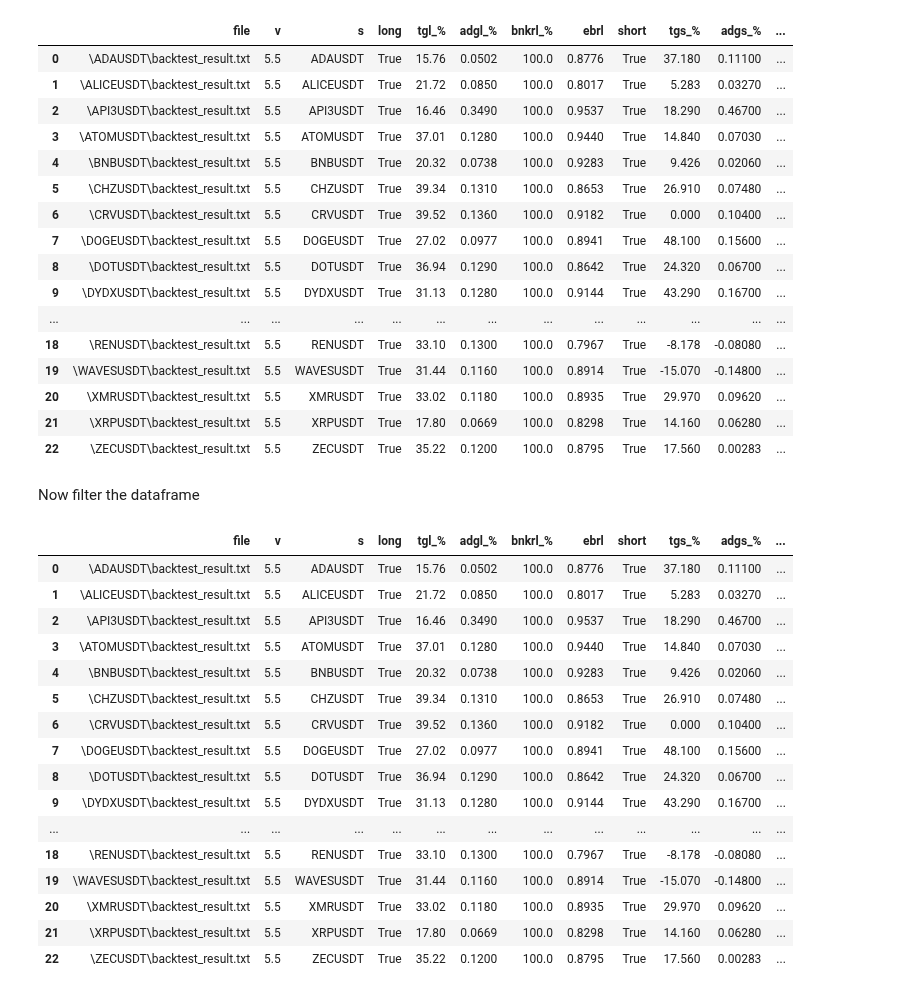
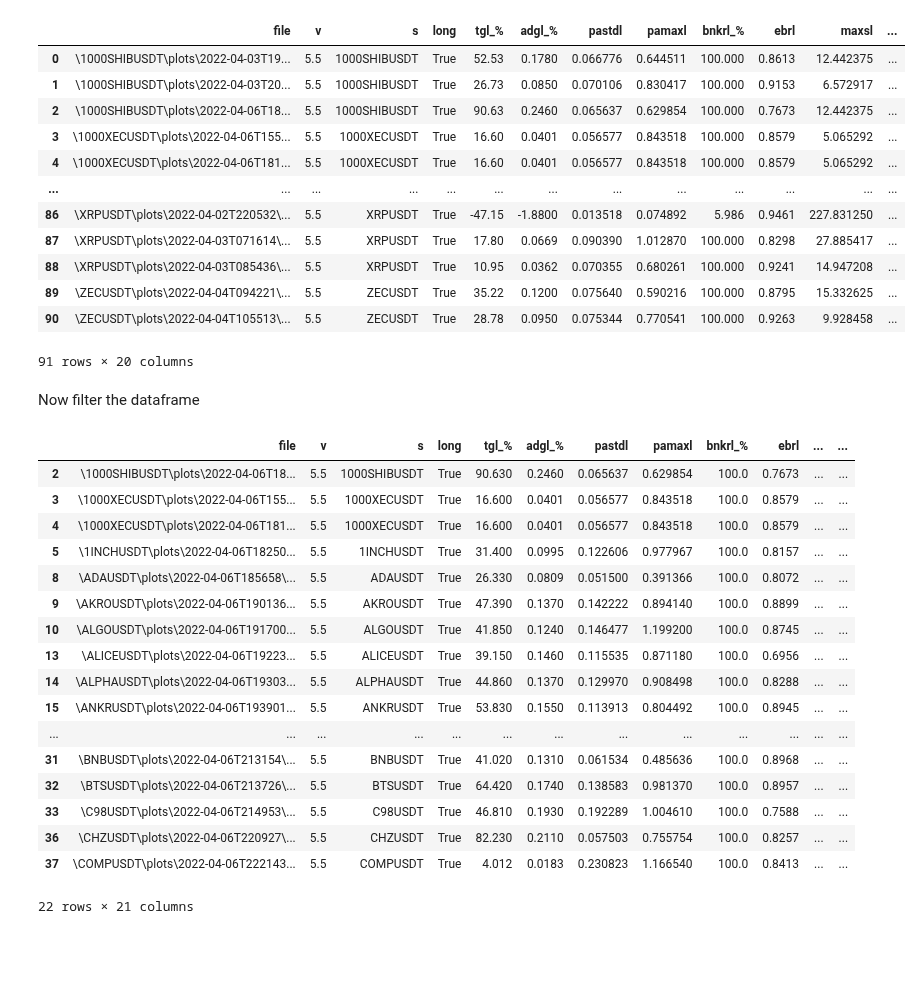
Before and after one commit to shroukkhan/passivbot, a Jupyter notebook: analyze_result_binance.ipynb, the cells around one changed output. Saved outputs shown, nothing was run; the diff lists cells and outputs as text; code cells hidden in the pictures; blank space fills up the shorter version.

```diff
--- a/analyze_result_binance.ipynb
+++ b/analyze_result_binance.ipynb
@@ -98,12 +83,12 @@ backtests/binance\ZECUSDT\plots\2022-04-04T094221\live_config.json is same as cf
 # %%
 big_data = pd.DataFrame()
-files = glob.iglob('backtests/binance_production/' + '**/backtest_result.txt', recursive=True)
+files = glob.iglob('backtests/binance/' + '**/backtest_result.txt', recursive=True)
 i = 0
 for filename in files:
     #print(f'parsing : {filename}')
     with open(filename, 'r') as file:
         data = file.read().split('\n')
-        d = {'file': filename.replace('backtests/binance_production','')}
+        d = {'file': filename.replace('backtests/binance','')}
         current_state = 'long'
         for l in data:
             l = l.split('|')
@@ -115,59 +100,70 @@ for filename in files:
                     d['v'] = value
                 if key == 'Symbol':
                     d['s'] = value
+                if key == 'Production Config':
+                    d['prod'] = value
 
                 if key == 'Long':
                     current_state = 'long'
                     d['long'] = bool(value) or False
                 if key == 'Short':
                     current_state = 'short'
                     d['short'] = bool(value) or False
 
                 if key == 'Total gain' and current_state == 'long':
                     d['tgl_%'] = float(value.replace('%', '').strip())
                 if key == 'Average daily gain' and current_state == 'long':
                     d['adgl_%'] = float(value.replace('%', '').strip())
                 if key == 'Closest bankruptcy' and current_state == 'long':
                     d['bnkrl_%'] = float(value.replace('%', '').strip())
                 if key == 'Lowest equity/balance ratio' and current_state == 'long':
                     d['ebrl'] = float(value.replace('%', '').strip())
+                if key == 'Max hours stuck' and current_state == 'long':
+                    d['maxsl'] = float(value.replace('%', '').strip())/24
+                if key == 'Price action distance max' and current_state == 'long':
+                    d['pamaxl'] = float(value.replace('%', '').strip())
+                if key == 'Price action distance std' and current_state == 'long':
+                    d['pastdl'] = float(value.strip())
 
                 if key == 'Total gain' and current_state == 'short':
                     d['tgs_%'] = float(value.replace('%', '').strip())
                 if key == 'Average daily gain' and current_state == 'short':
                     d['adgs_%'] = float(value.replace('%', '').strip())
                 if key == 'Closest bankruptcy' and current_state == 'short':
                     d['bnkrs_%'] = float(value.replace('%', '').strip())
                 if key == 'Lowest equity/balance ratio' and current_state == 'short':
                     d['ebrs'] = float(value.replace('%', '').strip())
+                if key == 'Max hours stuck' and current_state == 'short':
+                    d['maxss'] = float(value.replace('%', '').strip())/24
+                if key == 'Price action distance max' and current_state == 'short':
+                    d['pamaxs'] = float(value.replace('%', '').strip())
+                if key == 'Price action distance std' and current_state == 'short':
+                    d['pastds'] = float(value.strip())
 
         #d['adgt_%'] = d['adgl_%']+d['adgs_%']
         big_data = big_data.append(d, ignore_index=True)
 
 big_data
 # %% [output]
-|  | file | v | s | long | tgl_% | adgl_% | bnkrl_% | ebrl | short | tgs_% | adgs_% | ... |
-| 0 | \ADAUSDT\backtest_result.txt | 5.5 | ADAUSDT | True | 15.76 | 0.0502 | 100.0 | 0.8776 | True | 37.180 | 0.11100 | ... |
-| 1 | \ALICEUSDT\backtest_result.txt | 5.5 | ALICEUSDT | True | 21.72 | 0.0850 | 100.0 | 0.8017 | True | 5.283 | 0.03270 | ... |
-| 2 | \API3USDT\backtest_result.txt | 5.5 | API3USDT | True | 16.46 | 0.3490 | 100.0 | 0.9537 | True | 18.290 | 0.46700 | ... |
-| 3 | \ATOMUSDT\backtest_result.txt | 5.5 | ATOMUSDT | True | 37.01 | 0.1280 | 100.0 | 0.9440 | True | 14.840 | 0.07030 | ... |
-| 4 | \BNBUSDT\backtest_result.txt | 5.5 | BNBUSDT | True | 20.32 | 0.0738 | 100.0 | 0.9283 | True | 9.426 | 0.02060 | ... |
-| 5 | \CHZUSDT\backtest_result.txt | 5.5 | CHZUSDT | True | 39.34 | 0.1310 | 100.0 | 0.8653 | True | 26.910 | 0.07480 | ... |
-| 6 | \CRVUSDT\backtest_result.txt | 5.5 | CRVUSDT | True | 39.52 | 0.1360 | 100.0 | 0.9182 | True | 0.000 | 0.10400 | ... |
-| 7 | \DOGEUSDT\backtest_result.txt | 5.5 | DOGEUSDT | True | 27.02 | 0.0977 | 100.0 | 0.8941 | True | 48.100 | 0.15600 | ... |
-| 8 | \DOTUSDT\backtest_result.txt | 5.5 | DOTUSDT | True | 36.94 | 0.1290 | 100.0 | 0.8642 | True | 24.320 | 0.06700 | ... |
-| 9 | \DYDXUSDT\backtest_result.txt | 5.5 | DYDXUSDT | True | 31.13 | 0.1280 | 100.0 | 0.9144 | True | 43.290 | 0.16700 | ... |
+|  | file | v | s | long | tgl_% | adgl_% | pastdl | pamaxl | bnkrl_% | ebrl | maxsl | ... |
+| 0 | \1000SHIBUSDT\plots\2022-04-03T19... | 5.5 | 1000SHIBUSDT | True | 52.53 | 0.1780 | 0.066776 | 0.644511 | 100.000 | 0.8613 | 12.442375 | ... |
+| 1 | \1000SHIBUSDT\plots\2022-04-03T20... | 5.5 | 1000SHIBUSDT | True | 26.73 | 0.0850 | 0.070106 | 0.830417 | 100.000 | 0.9153 | 6.572917 | ... |
+| 2 | \1000SHIBUSDT\plots\2022-04-06T18... | 5.5 | 1000SHIBUSDT | True | 90.63 | 0.2460 | 0.065637 | 0.629854 | 100.000 | 0.7673 | 12.442375 | ... |
+| 3 | \1000XECUSDT\plots\2022-04-06T155... | 5.5 | 1000XECUSDT | True | 16.60 | 0.0401 | 0.056577 | 0.843518 | 100.000 | 0.8579 | 5.065292 | ... |
+| 4 | \1000XECUSDT\plots\2022-04-06T181... | 5.5 | 1000XECUSDT | True | 16.60 | 0.0401 | 0.056577 | 0.843518 | 100.000 | 0.8579 | 5.065292 | ... |
 | ... | ... | ... | ... | ... | ... | ... | ... | ... | ... | ... | ... | ... |
-| 18 | \RENUSDT\backtest_result.txt | 5.5 | RENUSDT | True | 33.10 | 0.1300 | 100.0 | 0.7967 | True | -8.178 | -0.08080 | ... |
-| 19 | \WAVESUSDT\backtest_result.txt | 5.5 | WAVESUSDT | True | 31.44 | 0.1160 | 100.0 | 0.8914 | True | -15.070 | -0.14800 | ... |
-| 20 | \XMRUSDT\backtest_result.txt | 5.5 | XMRUSDT | True | 33.02 | 0.1180 | 100.0 | 0.8935 | True | 29.970 | 0.09620 | ... |
-| 21 | \XRPUSDT\backtest_result.txt | 5.5 | XRPUSDT | True | 17.80 | 0.0669 | 100.0 | 0.8298 | True | 14.160 | 0.06280 | ... |
-| 22 | \ZECUSDT\backtest_result.txt | 5.5 | ZECUSDT | True | 35.22 | 0.1200 | 100.0 | 0.8795 | True | 17.560 | 0.00283 | ... |
+| 86 | \XRPUSDT\plots\2022-04-02T220532\... | 5.5 | XRPUSDT | True | -47.15 | -1.8800 | 0.013518 | 0.074892 | 5.986 | 0.9461 | 227.831250 | ... |
+| 87 | \XRPUSDT\plots\2022-04-03T071614\... | 5.5 | XRPUSDT | True | 17.80 | 0.0669 | 0.090390 | 1.012870 | 100.000 | 0.8298 | 27.885417 | ... |
+| 88 | \XRPUSDT\plots\2022-04-03T085436\... | 5.5 | XRPUSDT | True | 10.95 | 0.0362 | 0.070355 | 0.680261 | 100.000 | 0.9241 | 14.947208 | ... |
+| 89 | \ZECUSDT\plots\2022-04-04T094221\... | 5.5 | ZECUSDT | True | 35.22 | 0.1200 | 0.075640 | 0.590216 | 100.000 | 0.8795 | 15.332625 | ... |
+| 90 | \ZECUSDT\plots\2022-04-04T105513\... | 5.5 | ZECUSDT | True | 28.78 | 0.0950 | 0.075344 | 0.770541 | 100.000 | 0.9263 | 9.928458 | ... |
+91 rows × 20 columns
 # %% [markdown]
 Now filter the dataframe
 # %%
 big_data['adgt_%'] = big_data['adgl_%'] + big_data['adgs_%']
 df = big_data[(big_data.s.isin(allowed_symbols))
+                & (big_data['prod'] == 'True')
               # & (big_data['adgt_%'] > 0.1)
               # & (big_data['adgl_%'] > 0.04)
               # & (big_data['adgs_%'] > 0.04)
@@ -183,21 +179,22 @@ df = big_data[(big_data.s.isin(allowed_symbols))
 #df['total_adg'] = big_data['adgl_%'] + big_data['adgs_%']
 df
 # %% [output]
-|  | file | v | s | long | tgl_% | adgl_% | bnkrl_% | ebrl | short | tgs_% | adgs_% | ... |
-| 0 | \ADAUSDT\backtest_result.txt | 5.5 | ADAUSDT | True | 15.76 | 0.0502 | 100.0 | 0.8776 | True | 37.180 | 0.11100 | ... |
-| 1 | \ALICEUSDT\backtest_result.txt | 5.5 | ALICEUSDT | True | 21.72 | 0.0850 | 100.0 | 0.8017 | True | 5.283 | 0.03270 | ... |
-| 2 | \API3USDT\backtest_result.txt | 5.5 | API3USDT | True | 16.46 | 0.3490 | 100.0 | 0.9537 | True | 18.290 | 0.46700 | ... |
-| 3 | \ATOMUSDT\backtest_result.txt | 5.5 | ATOMUSDT | True | 37.01 | 0.1280 | 100.0 | 0.9440 | True | 14.840 | 0.07030 | ... |
-| 4 | \BNBUSDT\backtest_result.txt | 5.5 | BNBUSDT | True | 20.32 | 0.0738 | 100.0 | 0.9283 | True | 9.426 | 0.02060 | ... |
-| 5 | \CHZUSDT\backtest_result.txt | 5.5 | CHZUSDT | True | 39.34 | 0.1310 | 100.0 | 0.8653 | True | 26.910 | 0.07480 | ... |
-| 6 | \CRVUSDT\backtest_result.txt | 5.5 | CRVUSDT | True | 39.52 | 0.1360 | 100.0 | 0.9182 | True | 0.000 | 0.10400 | ... |
-| 7 | \DOGEUSDT\backtest_result.txt | 5.5 | DOGEUSDT | True | 27.02 | 0.0977 | 100.0 | 0.8941 | True | 48.100 | 0.15600 | ... |
-| 8 | \DOTUSDT\backtest_result.txt | 5.5 | DOTUSDT | True | 36.94 | 0.1290 | 100.0 | 0.8642 | True | 24.320 | 0.06700 | ... |
-| 9 | \DYDXUSDT\backtest_result.txt | 5.5 | DYDXUSDT | True | 31.13 | 0.1280 | 100.0 | 0.9144 | True | 43.290 | 0.16700 | ... |
+|  | file | v | s | long | tgl_% | adgl_% | pastdl | pamaxl | bnkrl_% | ebrl | ... | ... |
+| 2 | \1000SHIBUSDT\plots\2022-04-06T18... | 5.5 | 1000SHIBUSDT | True | 90.630 | 0.2460 | 0.065637 | 0.629854 | 100.0 | 0.7673 | ... | ... |
+| 3 | \1000XECUSDT\plots\2022-04-06T155... | 5.5 | 1000XECUSDT | True | 16.600 | 0.0401 | 0.056577 | 0.843518 | 100.0 | 0.8579 | ... | ... |
+| 4 | \1000XECUSDT\plots\2022-04-06T181... | 5.5 | 1000XECUSDT | True | 16.600 | 0.0401 | 0.056577 | 0.843518 | 100.0 | 0.8579 | ... | ... |
+| 5 | \1INCHUSDT\plots\2022-04-06T18250... | 5.5 | 1INCHUSDT | True | 31.400 | 0.0995 | 0.122606 | 0.977967 | 100.0 | 0.8157 | ... | ... |
+| 8 | \ADAUSDT\plots\2022-04-06T185658\... | 5.5 | ADAUSDT | True | 26.330 | 0.0809 | 0.051500 | 0.391366 | 100.0 | 0.8072 | ... | ... |
+| 9 | \AKROUSDT\plots\2022-04-06T190136... | 5.5 | AKROUSDT | True | 47.390 | 0.1370 | 0.142222 | 0.894140 | 100.0 | 0.8899 | ... | ... |
+| 10 | \ALGOUSDT\plots\2022-04-06T191700... | 5.5 | ALGOUSDT | True | 41.850 | 0.1240 | 0.146477 | 1.199200 | 100.0 | 0.8745 | ... | ... |
+| 13 | \ALICEUSDT\plots\2022-04-06T19223... | 5.5 | ALICEUSDT | True | 39.150 | 0.1460 | 0.115535 | 0.871180 | 100.0 | 0.6956 | ... | ... |
+| 14 | \ALPHAUSDT\plots\2022-04-06T19303... | 5.5 | ALPHAUSDT | True | 44.860 | 0.1370 | 0.129970 | 0.908498 | 100.0 | 0.8288 | ... | ... |
+| 15 | \ANKRUSDT\plots\2022-04-06T193901... | 5.5 | ANKRUSDT | True | 53.830 | 0.1550 | 0.113913 | 0.804492 | 100.0 | 0.8945 | ... | ... |
 | ... | ... | ... | ... | ... | ... | ... | ... | ... | ... | ... | ... | ... |
-| 18 | \RENUSDT\backtest_result.txt | 5.5 | RENUSDT | True | 33.10 | 0.1300 | 100.0 | 0.7967 | True | -8.178 | -0.08080 | ... |
-| 19 | \WAVESUSDT\backtest_result.txt | 5.5 | WAVESUSDT | True | 31.44 | 0.1160 | 100.0 | 0.8914 | True | -15.070 | -0.14800 | ... |
-| 20 | \XMRUSDT\backtest_result.txt | 5.5 | XMRUSDT | True | 33.02 | 0.1180 | 100.0 | 0.8935 | True | 29.970 | 0.09620 | ... |
-| 21 | \XRPUSDT\backtest_result.txt | 5.5 | XRPUSDT | True | 17.80 | 0.0669 | 100.0 | 0.8298 | True | 14.160 | 0.06280 | ... |
-| 22 | \ZECUSDT\backtest_result.txt | 5.5 | ZECUSDT | True | 35.22 | 0.1200 | 100.0 | 0.8795 | True | 17.560 | 0.00283 | ... |
+| 31 | \BNBUSDT\plots\2022-04-06T213154\... | 5.5 | BNBUSDT | True | 41.020 | 0.1310 | 0.061534 | 0.485636 | 100.0 | 0.8968 | ... | ... |
+| 32 | \BTSUSDT\plots\2022-04-06T213726\... | 5.5 | BTSUSDT | True | 64.420 | 0.1740 | 0.138583 | 0.981370 | 100.0 | 0.8957 | ... | ... |
+| 33 | \C98USDT\plots\2022-04-06T214953\... | 5.5 | C98USDT | True | 46.810 | 0.1930 | 0.192289 | 1.004610 | 100.0 | 0.7588 | ... | ... |
+| 36 | \CHZUSDT\plots\2022-04-06T220927\... | 5.5 | CHZUSDT | True | 82.230 | 0.2110 | 0.057503 | 0.755754 | 100.0 | 0.8257 | ... | ... |
+| 37 | \COMPUSDT\plots\2022-04-06T222143... | 5.5 | COMPUSDT | True | 4.012 | 0.0183 | 0.230823 | 1.166540 | 100.0 | 0.8413 | ... | ... |
+22 rows × 21 columns
 # %%
```
Also changed, not shown: parts of 4 cells of this notebook, 10 other files.
